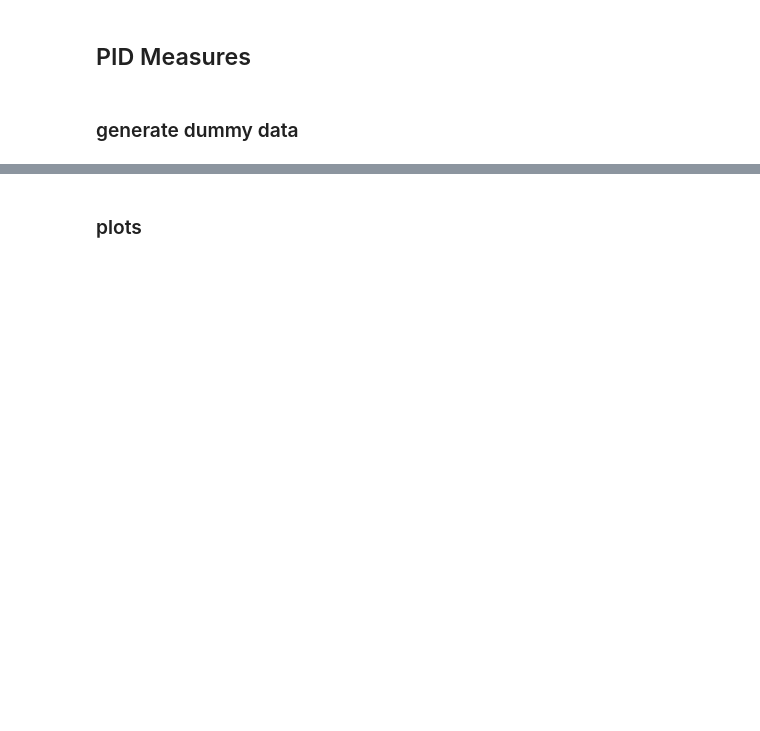
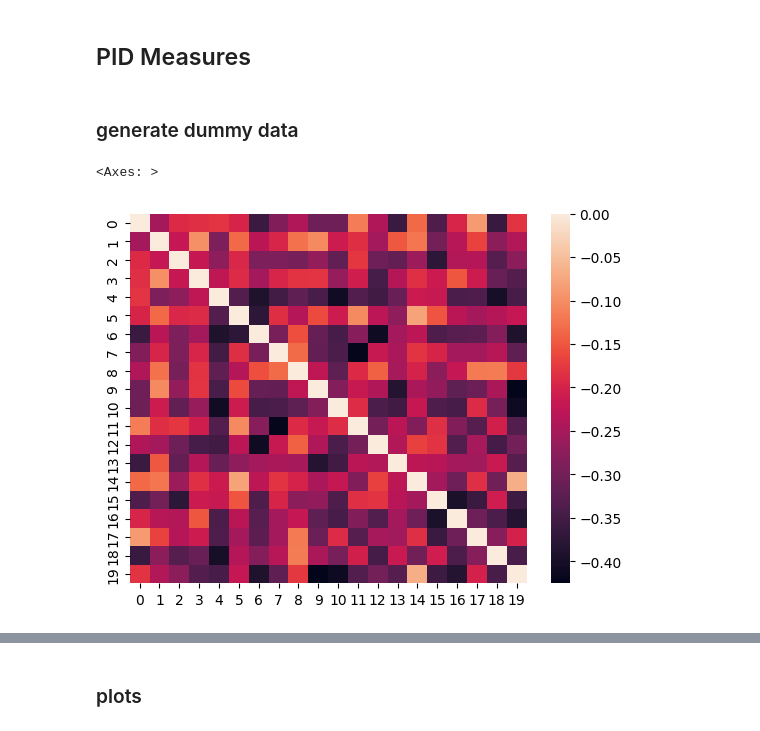
Before and after one commit to debottamKundu/ibl-partial-info-decomp, a Jupyter notebook: notebooks/test_info_functions.ipynb, the cells around one changed output, grey strips where cells are left out. Saved outputs shown, nothing was run; the diff lists cells and outputs as text; code cells hidden in the pictures; blank space fills up the shorter version.

```diff
--- a/notebooks/test_info_functions.ipynb
+++ b/notebooks/test_info_functions.ipynb
@@ -265,38 +267,24 @@ def simulate_spike_trains(
     lambda2,
     lambda1_noise,
     lambda2_noise,
-    gen_parameter="nonoise",
 ):
 
     response_stim_one = np.zeros((number_of_neurons, timepoints, ntrials_per_stimulus))
     response_stim_two = np.zeros((number_of_neurons, timepoints, ntrials_per_stimulus))
-    if gen_parameter == "nonoise":
+
+    for trials in range(ntrials_per_stimulus):
+        spikes1_noise = generate_poission_spikes(
+            np.arange(timepoints), lambda1_noise / timepoints, 0
+        )
+        spikes2_noise = generate_poission_spikes(
+            np.arange(timepoints), lambda2_noise / timepoints, 0
+        )
 
         for neuron in range(number_of_neurons):
-            for trials in range(ntrials_per_stimulus):
-                response_stim_one[neuron, :, trials] = generate_poission_spikes(
-                    np.arange(timepoints), lambda1 / timepoints, 0
-                )
-                response_stim_two[neuron, :, trials] = generate_poission_spikes(
-                    np.arange(timepoints), lambda2 / timepoints, 0
-                )
-    else:
-        for trials in range(ntrials_per_stimulus):
-            spikes1_noise = generate_poission_spikes(
-                np.arange(timepoints), lambda1_noise / timepoints, 0
-            )
-            spikes2_noise = generate_poission_spikes(
-                np.arange(timepoints), lambda2_noise / timepoints, 0
-            )
-
-            for neuron in range(number_of_neurons):
-                spikes1 = generate_poission_spikes(np.arange(timepoints), lambda1 / timepoints, 0)
-                spikes2 = generate_poission_spikes(np.arange(timepoints), lambda2 / timepoints, 0)
-                response_stim_one[neuron, :, trials] = spikes1 + spikes1_noise
-                if gen_parameter == "limitnoise":
-                    response_stim_two[neuron, :, trials] = spikes2 + spikes2_noise
-                else:
-                    response_stim_two[neuron, :, trials] = spikes2
+            spikes1 = generate_poission_spikes(np.arange(timepoints), lambda1 / timepoints, 0)
+            spikes2 = generate_poission_spikes(np.arange(timepoints), lambda2 / timepoints, 0)
+            response_stim_one[neuron, :, trials] = spikes1 + spikes1_noise
+            response_stim_two[neuron, :, trials] = spikes2 + spikes2_noise
 
     return response_stim_one, response_stim_two
 # %%
@@ -324,7 +312,6 @@ r1_caseone, r2_caseone = simulate_spike_trains(
     lambda1_noise=lambda_noise_1,
     lambda2=lambda_2,
     lambda2_noise=lambda_noise_2,
-    gen_parameter="nonoise",
 )
 
 # these parameters are for enhancing correlations
@@ -341,7 +328,6 @@ r1_casetwo, r2_casetwo = simulate_spike_trains(
     lambda1_noise=lambda_noise_1,
     lambda2=lambda_2,
     lambda2_noise=lambda_noise_2,
-    gen_parameter="limitnoise",
 )
 # %%
 # total spike count for each trial
@@ -357,0 +346,5 @@ case_two = np.hstack([r1_casetwo_over_time, r2_casetwo_over_time])
+# %%
+sns.heatmap(np.corrcoef(r1_caseone_over_time) - np.corrcoef(r1_casetwo_over_time))
+# %% [output]
+<Axes: >
+[figure, added]
```
Also changed, not shown: parts of 8 cells of this notebook, 4 other files.
